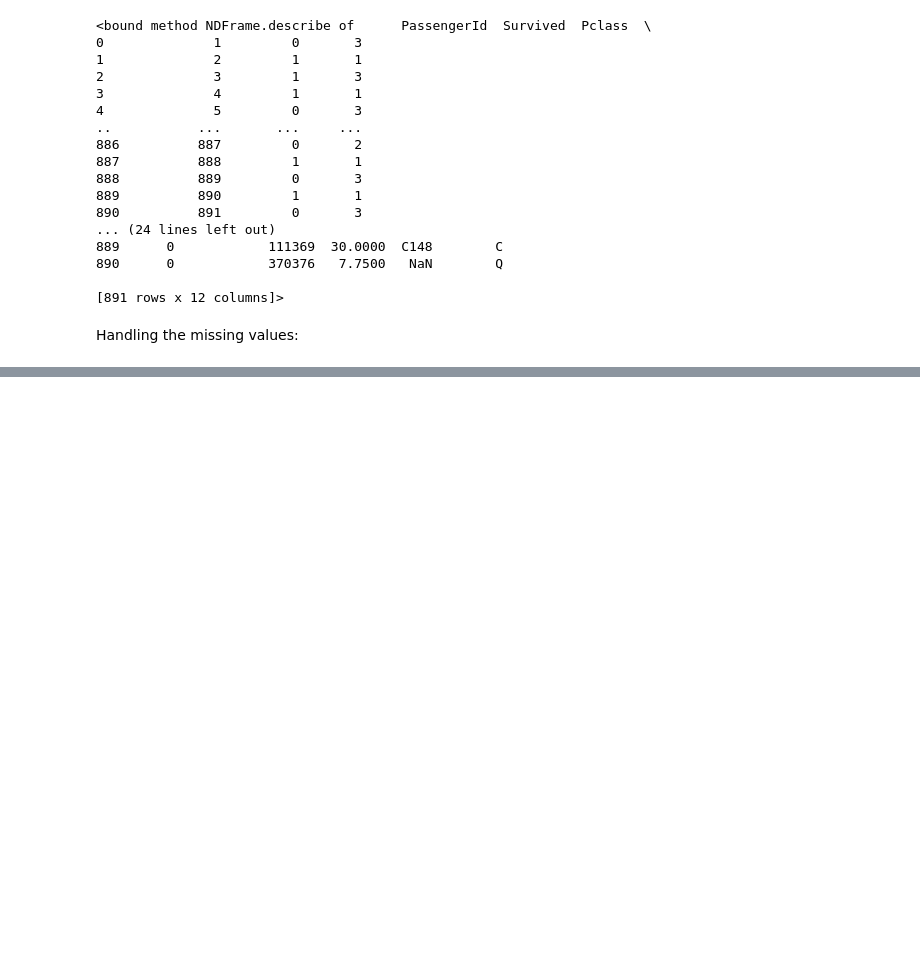
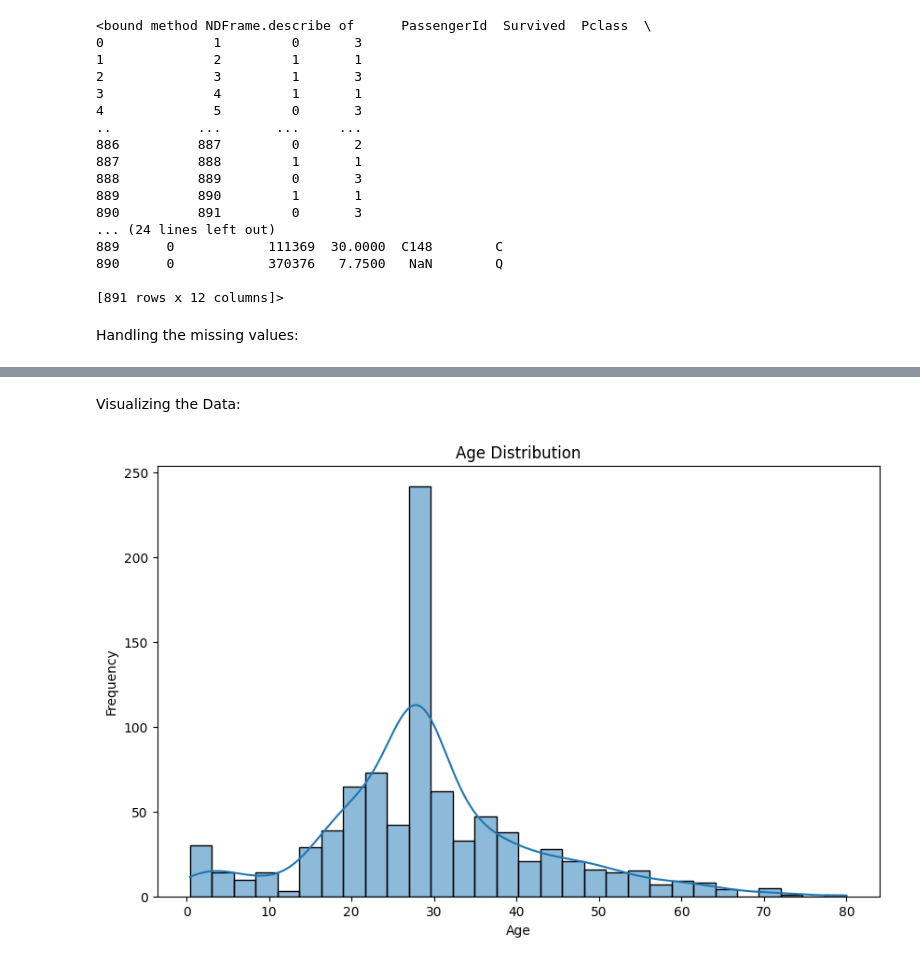
Before and after one commit to Nivas1707/CodSoft-Internship, a Jupyter notebook: task1.ipynb, the cells around one changed output, grey strips where cells are left out. Saved outputs shown, nothing was run; the diff lists cells and outputs as text; code cells hidden in the pictures; blank space fills up the shorter version.

```diff
--- a/task1.ipynb
+++ b/task1.ipynb
@@ -90,9 +90,9 @@ dp.describe
 # %% [markdown]
 Handling the missing values:
 # %%
-df=pd.read_csv("Titanic-Dataset.csv")
-df['Age'].fillna(df['Age'].median(), inplace=True)
-df['Embarked'].fillna(df['Embarked'].mode()[0], inplace=True)
-df.drop(columns=['Cabin'], inplace=True)
-df = pd.get_dummies(df, columns=['Sex', 'Embarked'], drop_first=True)
-df.drop(columns=['PassengerId', 'Name', 'Ticket'], inplace=True)
+dp=pd.read_csv("Titanic-Dataset.csv")
+dp['Age'].fillna(dp['Age'].median(), inplace=True)
+dp['Embarked'].fillna(dp['Embarked'].mode()[0], inplace=True)
+dp.drop(columns=['Cabin'], inplace=True)
+dp = pd.get_dummies(dp, columns=['Sex', 'Embarked'], drop_first=True)
+dp.drop(columns=['PassengerId', 'Name', 'Ticket'], inplace=True)
@@ -98,0 +112,11 @@ df.drop(columns=['PassengerId', 'Name', 'Ticket'], inplace=True)
+# %% [markdown]
+Visualizing the Data:
+# %%
+plt.figure(figsize=(10, 6))
+sns.histplot(dp['Age'], kde=True, bins=30)
+plt.title('Age Distribution')
+plt.xlabel('Age')
+plt.ylabel('Frequency')
+plt.show()
+# %% [output]
+[figure, added]
```
Also changed, not shown: parts of 11 cells of this notebook.
